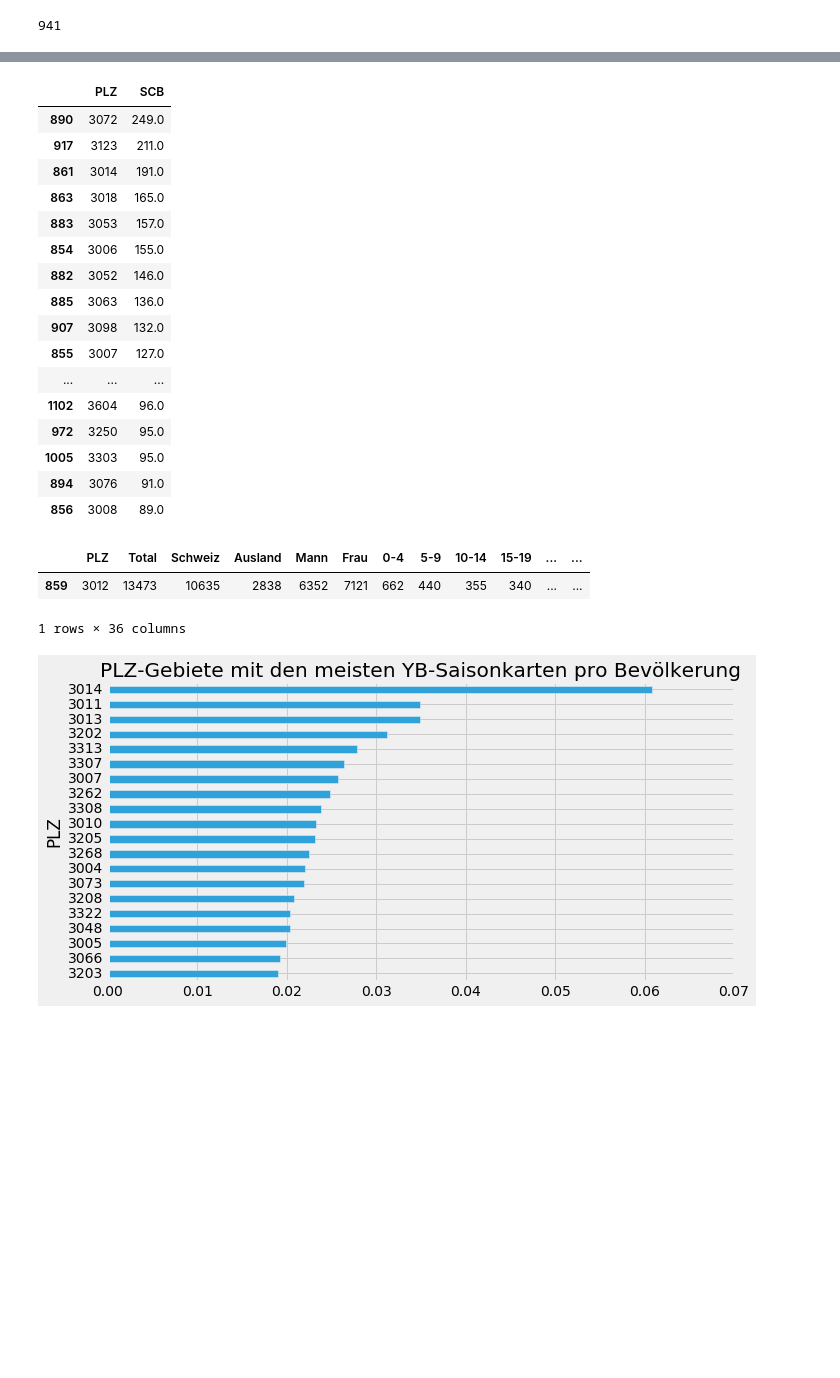
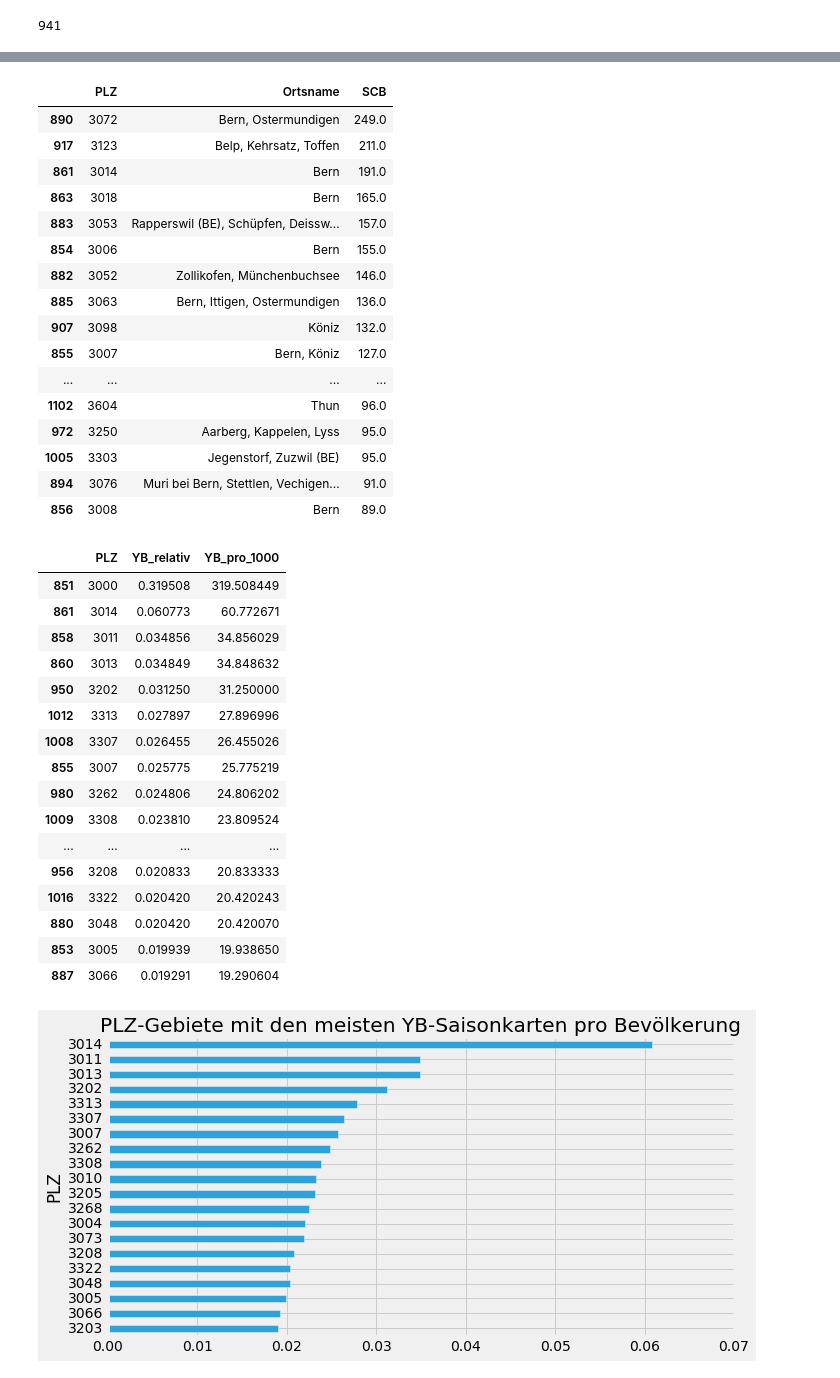
Before and after one commit to jsoma/playfair-projects, a Jupyter notebook: projects/mathias-born/2_map_the_fans/Map the Fans.ipynb, the cells around one changed output, grey strips where cells are left out. Drawn from its saved outputs; the diff is of its cells as text; code cells hidden in the pictures; blank space fills up the shorter version.

```diff
--- a/projects/mathias-born/2_map_the_fans/Map the Fans.ipynb
+++ b/projects/mathias-born/2_map_the_fans/Map the Fans.ipynb
@@ -104,0 +108,9 @@ df_plz.head(5)
+# %%
+df_plz_names = pd.read_excel('plz_ort.xls')
+df_plz_names[['PLZ4','GDENAMK', '%_IN_GDE']].sort_values(by='%_IN_GDE', ascending=False).head()
+df_plz_names_neu = df_plz_names.groupby(by='PLZ4').apply(lambda x: ", ".join((x["GDENAMK"])))
+df_plz_names_neu = pd.DataFrame(df_plz_names_neu)
+df_plz_names_neu.columns = ['Ortsname']
+df_plz_names_neu.index.names = ['PLZ']
+df_plz_names_neu.reset_index(level=0, inplace=True)
+df_plz_names_neu.head(10)
@@ -105,6 +131,7 @@ df_plz.head(5)
 # %%
 # Merge the three data sets.
 df_temp = df_plz.merge(df_scb, on='PLZ', how='left')
+df_temp = df_temp.merge(df_plz_names_neu, on='PLZ', how='left')
 df = df_temp.merge(df_yb, on='PLZ', how='left')
 df.head()
 # %% [output]
@@ -161,33 +188,46 @@ df[['PLZ','YB']].sort_values(by='YB', ascending=False).head(20)
 # %%
 # What ZIP code have the highest numbers of SCB cards?
-df[['PLZ','SCB']].sort_values(by='SCB', ascending=False).head(20)
+df[['PLZ','Ortsname','SCB']].sort_values(by='SCB', ascending=False).head(20)
 # %% [output]
-|  | PLZ | SCB |
-| 890 | 3072 | 249.0 |
-| 917 | 3123 | 211.0 |
-| 861 | 3014 | 191.0 |
-| 863 | 3018 | 165.0 |
-| 883 | 3053 | 157.0 |
-| 854 | 3006 | 155.0 |
-| 882 | 3052 | 146.0 |
-| 885 | 3063 | 136.0 |
-| 907 | 3098 | 132.0 |
-| 855 | 3007 | 127.0 |
-| ... | ... | ... |
-| 1102 | 3604 | 96.0 |
-| 972 | 3250 | 95.0 |
-| 1005 | 3303 | 95.0 |
-| 894 | 3076 | 91.0 |
-| 856 | 3008 | 89.0 |
+|  | PLZ | Ortsname | SCB |
+| 890 | 3072 | Bern, Ostermundigen | 249.0 |
+| 917 | 3123 | Belp, Kehrsatz, Toffen | 211.0 |
+| 861 | 3014 | Bern | 191.0 |
+| 863 | 3018 | Bern | 165.0 |
+| 883 | 3053 | Rapperswil (BE), Schüpfen, Deissw... | 157.0 |
+| 854 | 3006 | Bern | 155.0 |
+| 882 | 3052 | Zollikofen, Münchenbuchsee | 146.0 |
+| 885 | 3063 | Bern, Ittigen, Ostermundigen | 136.0 |
+| 907 | 3098 | Köniz | 132.0 |
+| 855 | 3007 | Bern, Köniz | 127.0 |
+| ... | ... | ... | ... |
+| 1102 | 3604 | Thun | 96.0 |
+| 972 | 3250 | Aarberg, Kappelen, Lyss | 95.0 |
+| 1005 | 3303 | Jegenstorf, Zuzwil (BE) | 95.0 |
+| 894 | 3076 | Muri bei Bern, Stettlen, Vechigen... | 91.0 |
+| 856 | 3008 | Bern | 89.0 |
 # %%
 # What ZIP code has the highest number of YB cards per capita?
 df['YB_relativ'] = df['YB'] / df['Total']
-df[['PLZ', 'YB_relativ']].sort_values(by='YB_relativ', ascending=False).head(20)
 df['YB_pro_1000'] = df['YB_relativ'] * 1000
-df[df['PLZ'] == 3012]
+df[['PLZ', 'YB_relativ','YB_pro_1000']].sort_values(by='YB_relativ', ascending=False).head(20)
 # %% [output]
-|  | PLZ | Total | Schweiz | Ausland | Mann | Frau | 0-4 | 5-9 | 10-14 | 15-19 | ... | ... |
-| 859 | 3012 | 13473 | 10635 | 2838 | 6352 | 7121 | 662 | 440 | 355 | 340 | ... | ... |
+|  | PLZ | YB_relativ | YB_pro_1000 |
+| 851 | 3000 | 0.319508 | 319.508449 |
+| 861 | 3014 | 0.060773 | 60.772671 |
+| 858 | 3011 | 0.034856 | 34.856029 |
+| 860 | 3013 | 0.034849 | 34.848632 |
+| 950 | 3202 | 0.031250 | 31.250000 |
+| 1012 | 3313 | 0.027897 | 27.896996 |
+| 1008 | 3307 | 0.026455 | 26.455026 |
+| 855 | 3007 | 0.025775 | 25.775219 |
+| 980 | 3262 | 0.024806 | 24.806202 |
+| 1009 | 3308 | 0.023810 | 23.809524 |
+| ... | ... | ... | ... |
+| 956 | 3208 | 0.020833 | 20.833333 |
+| 1016 | 3322 | 0.020420 | 20.420243 |
+| 880 | 3048 | 0.020420 | 20.420070 |
+| 853 | 3005 | 0.019939 | 19.938650 |
+| 887 | 3066 | 0.019291 | 19.290604 |
-1 rows × 36 columns
 # %%
 # Let's take out the ZIP code 3000 since these are probably mainly postboxes and companies.
```
Also changed, not shown: parts of 11 cells of this notebook, 1 other file.
